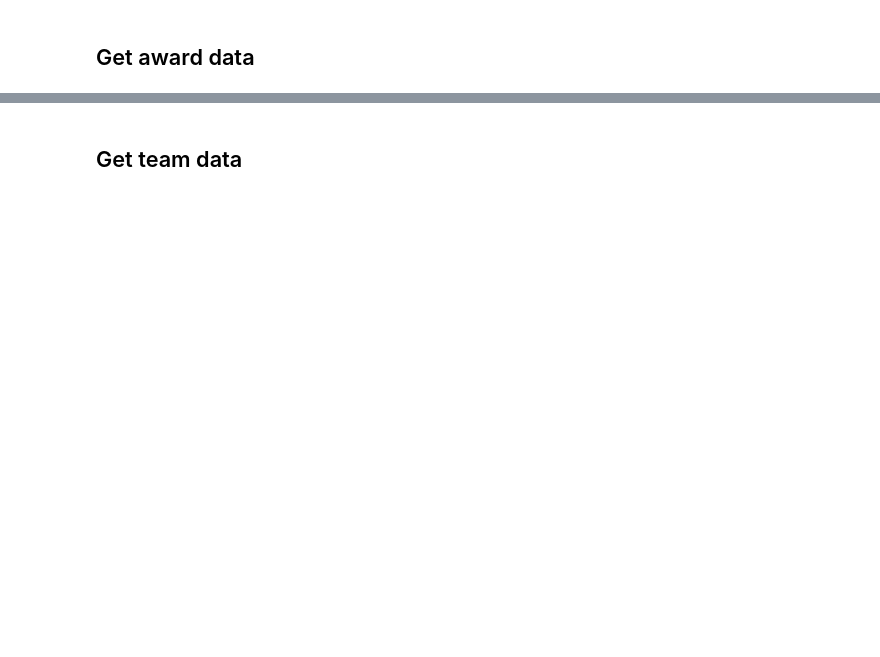
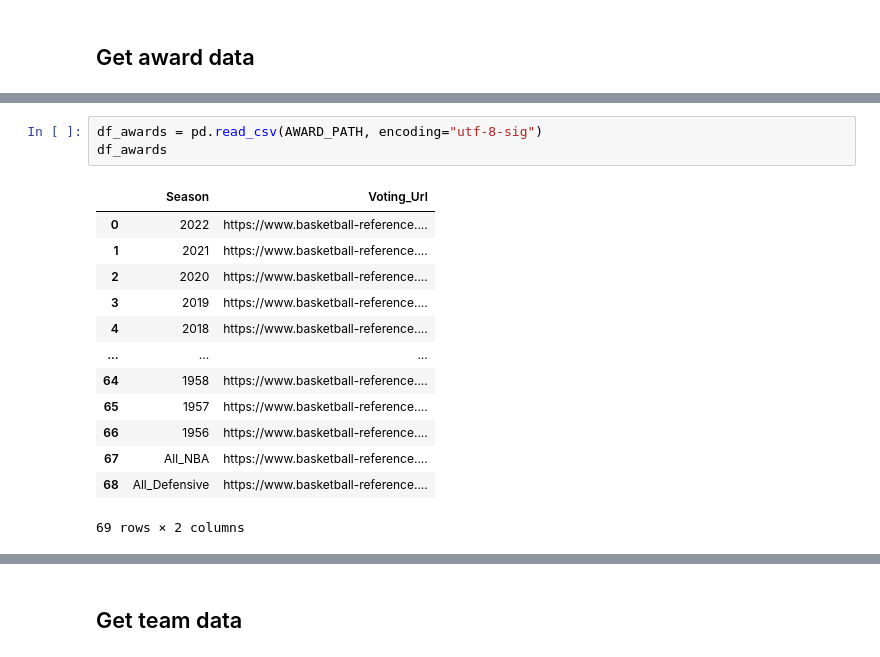
Before and after one commit to jeffreyjsung/nba-champion-predictor, a Jupyter notebook: create_dataset.ipynb, the cells around one changed output, grey strips where cells are left out. Saved outputs shown, nothing was run; the diff lists cells and outputs as text; blank space fills up the shorter version.

```diff
--- a/create_dataset.ipynb
+++ b/create_dataset.ipynb
@@ -238,0 +267,17 @@ for name, pos, ht, wt, hof, active, url in df_players[['Player', 'Pos', 'Ht', 'W
+# %%
+df_awards = pd.read_csv(AWARD_PATH, encoding="utf-8-sig")
+df_awards
+# %% [output]
+|  | Season | Voting_Url |
+| 0 | 2022 | https://www.basketball-reference.... |
+| 1 | 2021 | https://www.basketball-reference.... |
+| 2 | 2020 | https://www.basketball-reference.... |
+| 3 | 2019 | https://www.basketball-reference.... |
+| 4 | 2018 | https://www.basketball-reference.... |
+| ... | ... | ... |
+| 64 | 1958 | https://www.basketball-reference.... |
+| 65 | 1957 | https://www.basketball-reference.... |
+| 66 | 1956 | https://www.basketball-reference.... |
+| 67 | All_NBA | https://www.basketball-reference.... |
+| 68 | All_Defensive | https://www.basketball-reference.... |
+69 rows × 2 columns
```
Also changed, not shown: parts of 22 cells of this notebook, 2 other files.
